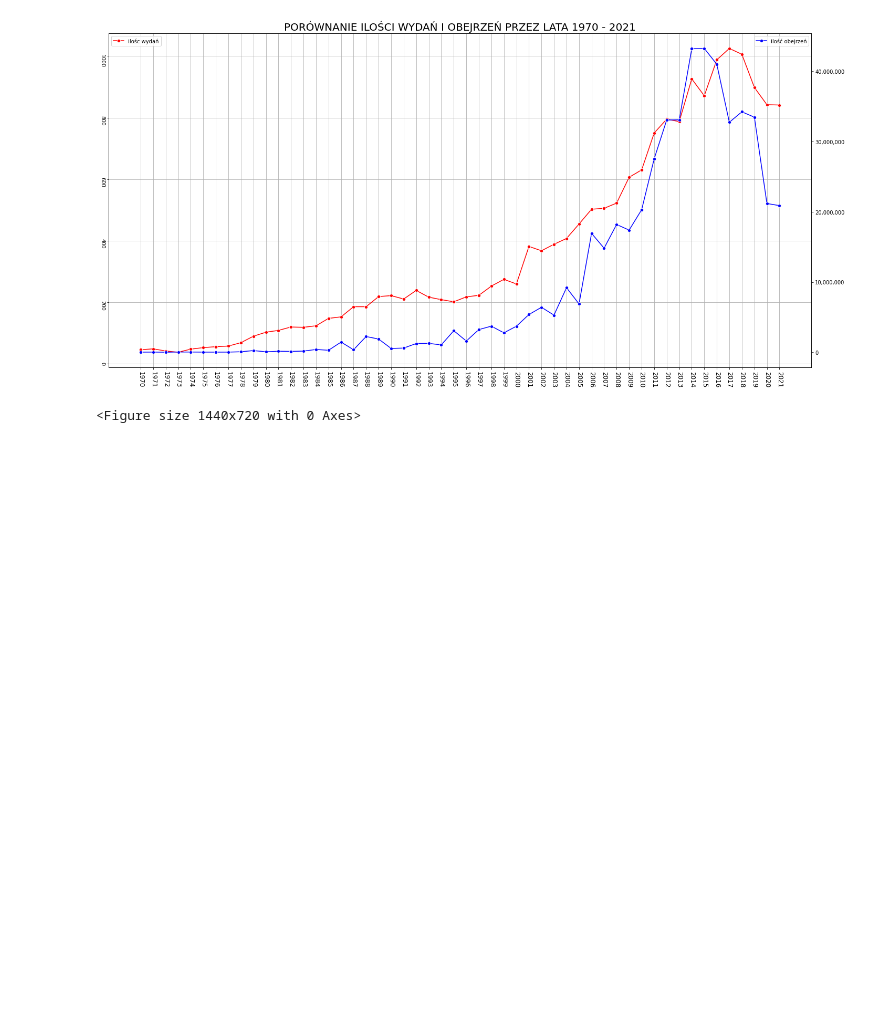
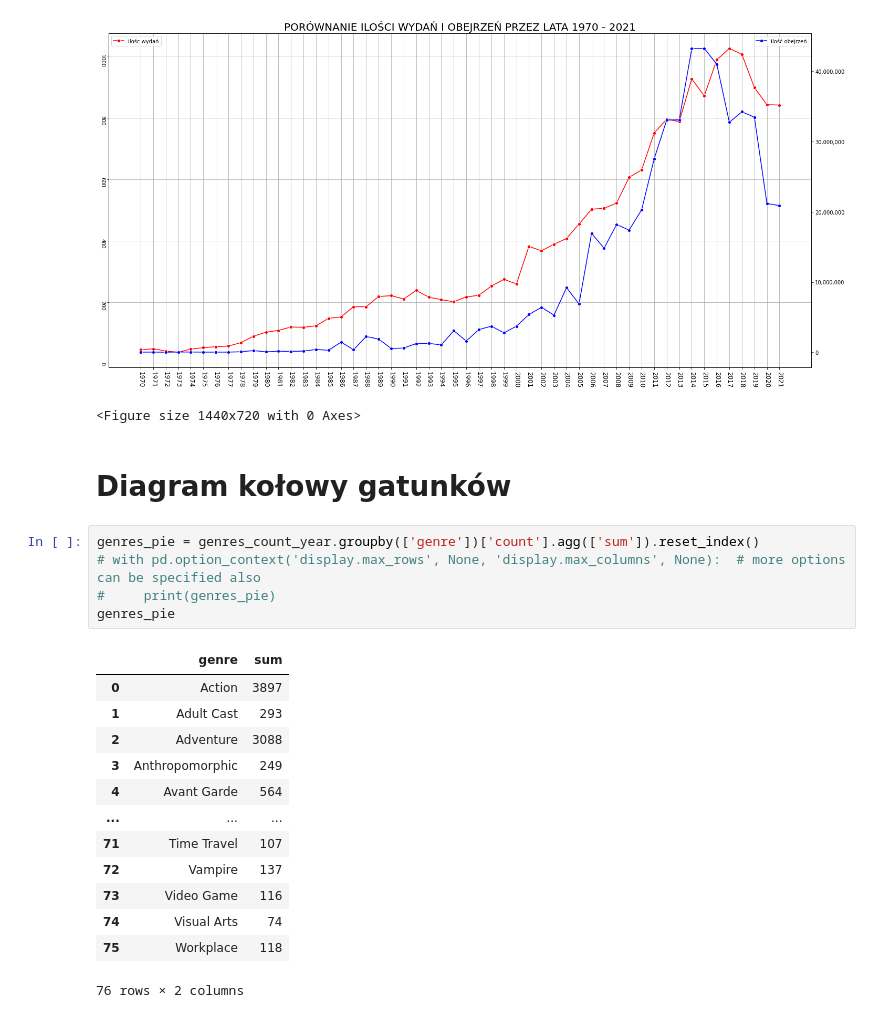
Before and after one commit to BloodyShrimp/Visualizing_Anime, a Jupyter notebook: data_refining.ipynb, the cells around one changed output. Cells and saved outputs as stored; diff of their text form; blank space fills up the shorter version.

```diff
--- a/data_refining.ipynb
+++ b/data_refining.ipynb
@@ -578,3 +578,24 @@ plt.clf()
 # %% [output]
 [figure]
 <Figure size 1440x720 with 0 Axes>
+# %% [markdown]
+# Diagram kołowy gatunków
+# %%
+genres_pie = genres_count_year.groupby(['genre'])['count'].agg(['sum']).reset_index()
+# with pd.option_context('display.max_rows', None, 'display.max_columns', None):  # more options can be specified also
+#     print(genres_pie)
+genres_pie
+# %% [output]
+|  | genre | sum |
+| 0 | Action | 3897 |
+| 1 | Adult Cast | 293 |
+| 2 | Adventure | 3088 |
+| 3 | Anthropomorphic | 249 |
+| 4 | Avant Garde | 564 |
+| ... | ... | ... |
+| 71 | Time Travel | 107 |
+| 72 | Vampire | 137 |
+| 73 | Video Game | 116 |
+| 74 | Visual Arts | 74 |
+| 75 | Workplace | 118 |
+76 rows × 2 columns
```
Also changed, not shown: parts of 3 cells of this notebook.
